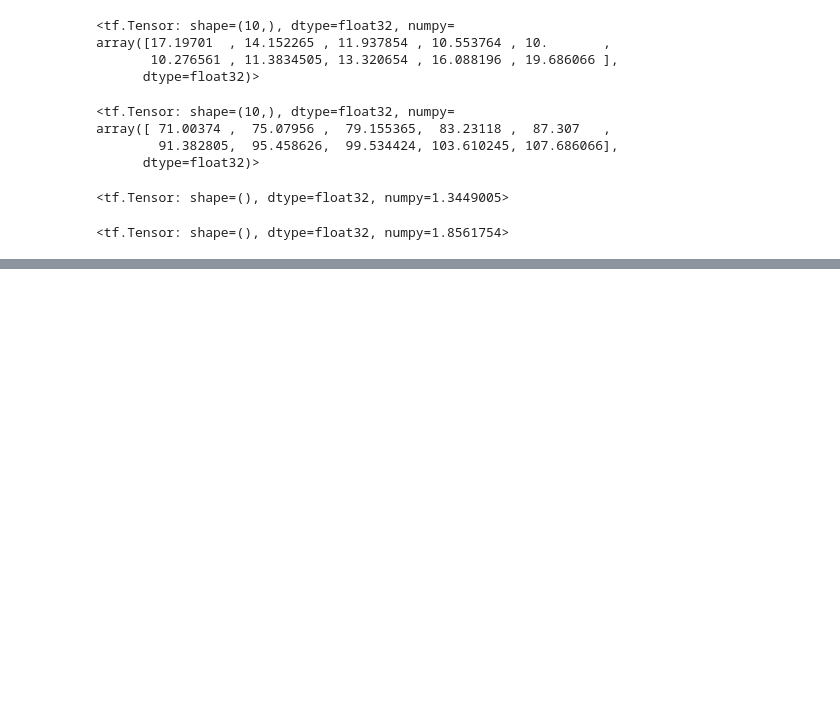
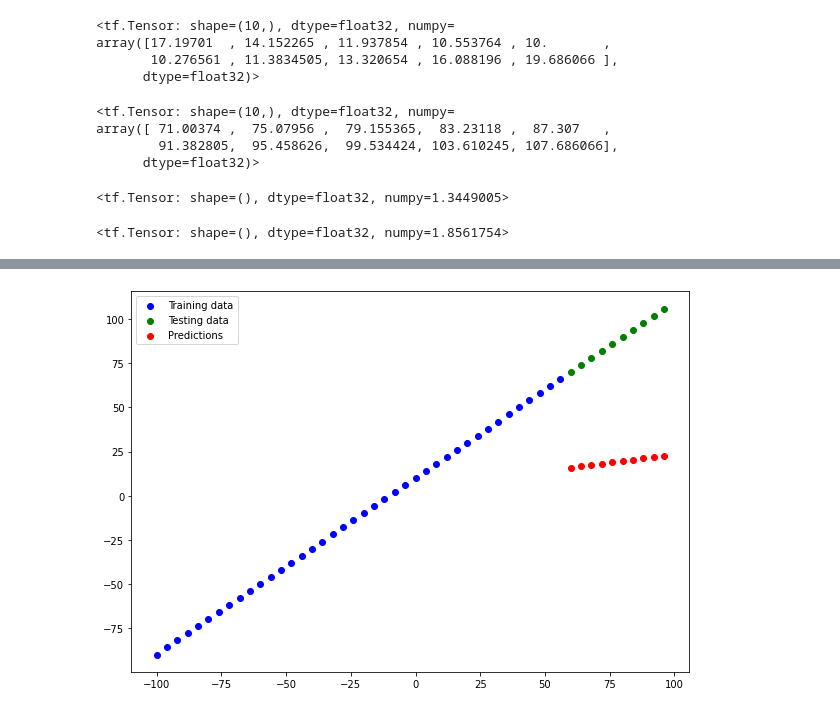
Before and after one commit to Tower5954/Intro_to_tensorflow, a Jupyter notebook: 01_neural_network_regression_with_tensorflow.ipynb, the cells around one changed output, grey strips where cells are left out. Drawn from its saved outputs; the diff is of its cells as text; code cells hidden in the pictures; blank space fills up the shorter version.

```diff
--- a/01_neural_network_regression_with_tensorflow.ipynb
+++ b/01_neural_network_regression_with_tensorflow.ipynb
@@ -667,0 +869,19 @@ def mse(y_true, y_pred):
+# %%
+# Set random seed
+tf.random.set_seed(42)
+
+# 1. Create the model
+
+model_3 = tf.keras.Sequential([
+      tf.keras.layers.Dense(1),
+      tf.keras.layers.Dense(1)
+])
+
+# 2. Compile the model
+
+model_3.compile(loss=tf.keras.losses.mae,
+                optimizer=tf.keras.optimizers.SGD(),
+                metrics=['mae'])
+
+# 3. fit the model
+model_3.fit(X_train, y_train, epochs=500 )
@@ -667,0 +907,6 @@ def mse(y_true, y_pred):
+# %%
+# Make and plot predictions for model_3
+y_preds_3 = model_3.predict(X_test)
+plot_predictions(predictions=y_preds_3)
+# %% [output]
+[figure, added]
```
Also changed, not shown: parts of 46 cells of this notebook.
